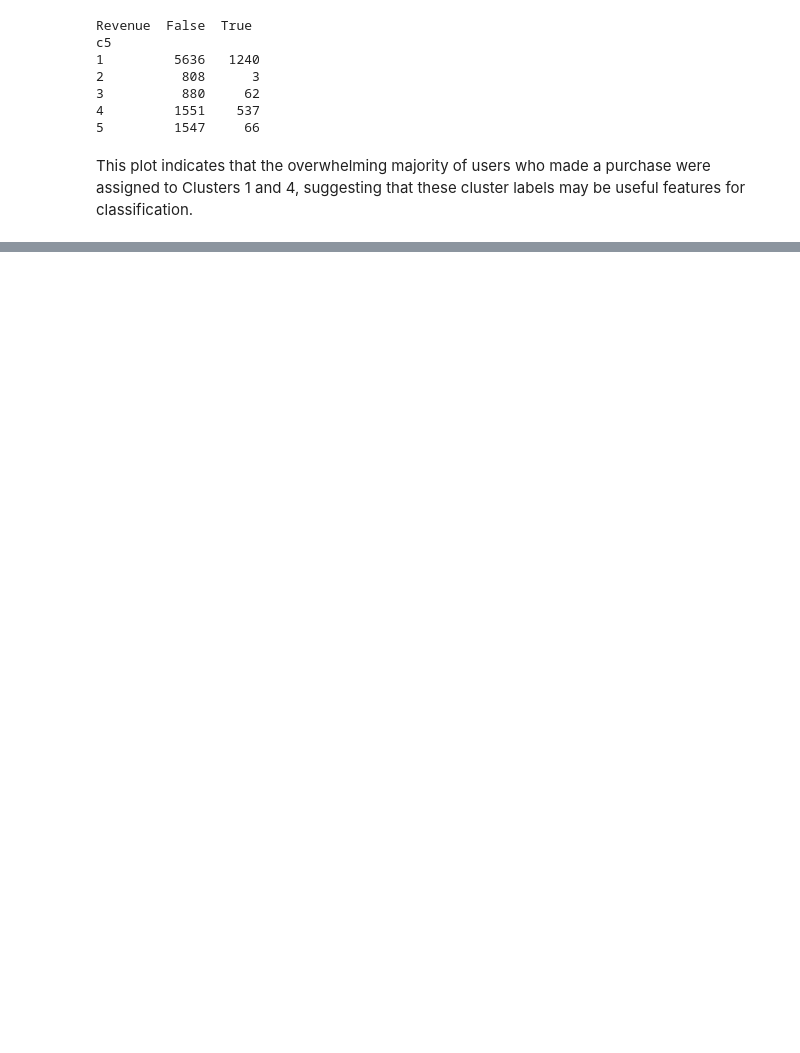
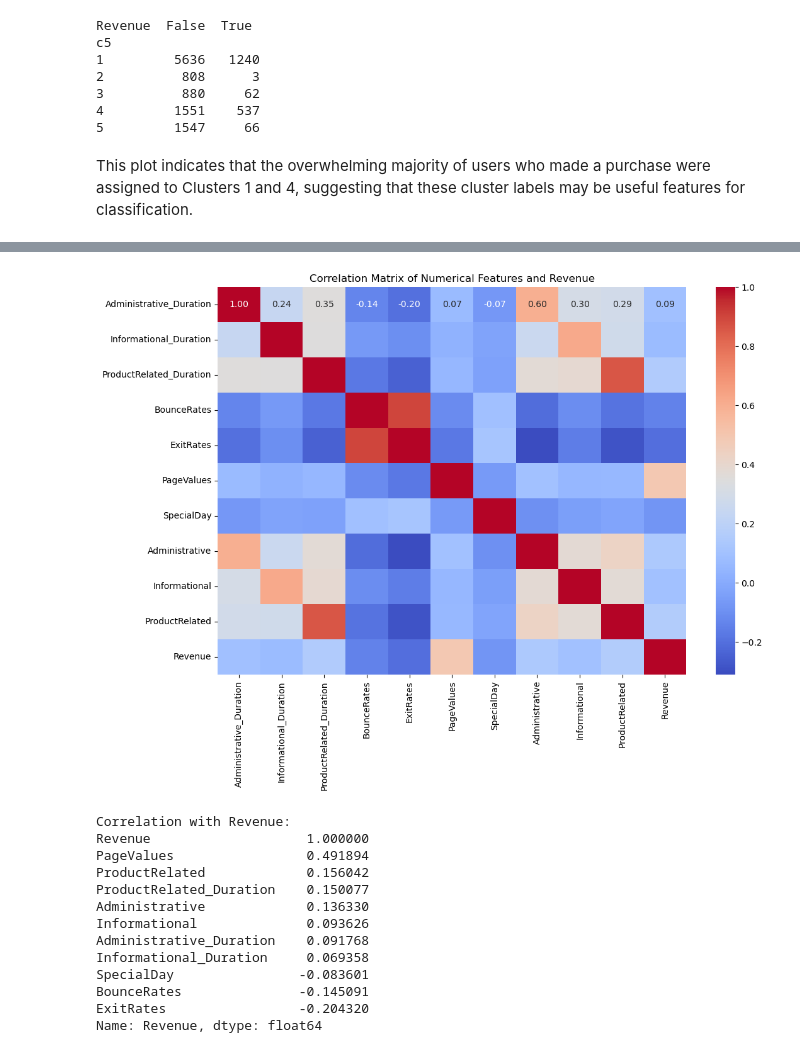
Before and after one commit to jacksonSmall/Shopper-Behavior-Analysis, a Jupyter notebook: EDA_2.ipynb, the cells around one changed output, grey strips where cells are left out. Drawn from its saved outputs; the diff is of its cells as text; code cells hidden in the pictures; blank space fills up the shorter version.

```diff
--- a/EDA_2.ipynb
+++ b/EDA_2.ipynb
@@ -435,0 +469,8 @@ This plot indicates that the overwhelming majority of users who made a purchase
+# %%
+cont_features = [ #continuous features
+    "Administrative_Duration", "Informational_Duration", "ProductRelated_Duration",
+    "BounceRates", "ExitRates", "PageValues", "SpecialDay"
+]
+# %%
+# count features
+count_features = ["Administrative", "Informational", "ProductRelated"]
@@ -435,0 +481,15 @@ This plot indicates that the overwhelming majority of users who made a purchase
+# %%
+# clustering k=3, k=5
+features_for_clustering = cont_features + count_features
+scaler_cluster = StandardScaler()
+df_cluster_scaled = scaler_cluster.fit_transform(df_processed[features_for_clustering])
+
+kmeans_3 = KMeans(n_clusters=3, random_state=42, n_init=10).fit(df_cluster_scaled)
+kmeans_5 = KMeans(n_clusters=5, random_state=42, n_init=10).fit(df_cluster_scaled)
+# %%
+df_processed["c3"] = kmeans_3.labels_
+df_processed["c5"] = kmeans_5.labels_
+categorical_numeric.extend(["c3", "c5"])
+
+print("Cluster 5 vs Revenue:")
+print(df_processed.groupby(["c5", "Revenue"]).size().unstack(fill_value=0))
@@ -435,0 +505,27 @@ This plot indicates that the overwhelming majority of users who made a purchase
+# %%
+# correlation matrix again
+corr_features = cont_features + count_features + ["Revenue"]
+corr_matrix = df_processed[corr_features].corr()
+
+plt.figure(figsize=(12, 8))
+sns.heatmap(corr_matrix, annot=True, cmap="coolwarm", fmt=".2f")
+plt.title("Correlation Matrix of Numerical Features and Revenue")
+plt.show()
+
+print("\nCorrelation with Revenue:")
+print(corr_matrix["Revenue"].sort_values(ascending=False))
+# %% [output]
+[figure, added]
+Correlation with Revenue:
+Revenue                    1.000000
+PageValues                 0.491894
+ProductRelated             0.156042
+ProductRelated_Duration    0.150077
+Administrative             0.136330
+Informational              0.093626
+Administrative_Duration    0.091768
+Informational_Duration     0.069358
+SpecialDay                -0.083601
+BounceRates               -0.145091
+ExitRates                 -0.204320
+Name: Revenue, dtype: float64
```
Also changed, not shown: parts of 26 cells of this notebook.
